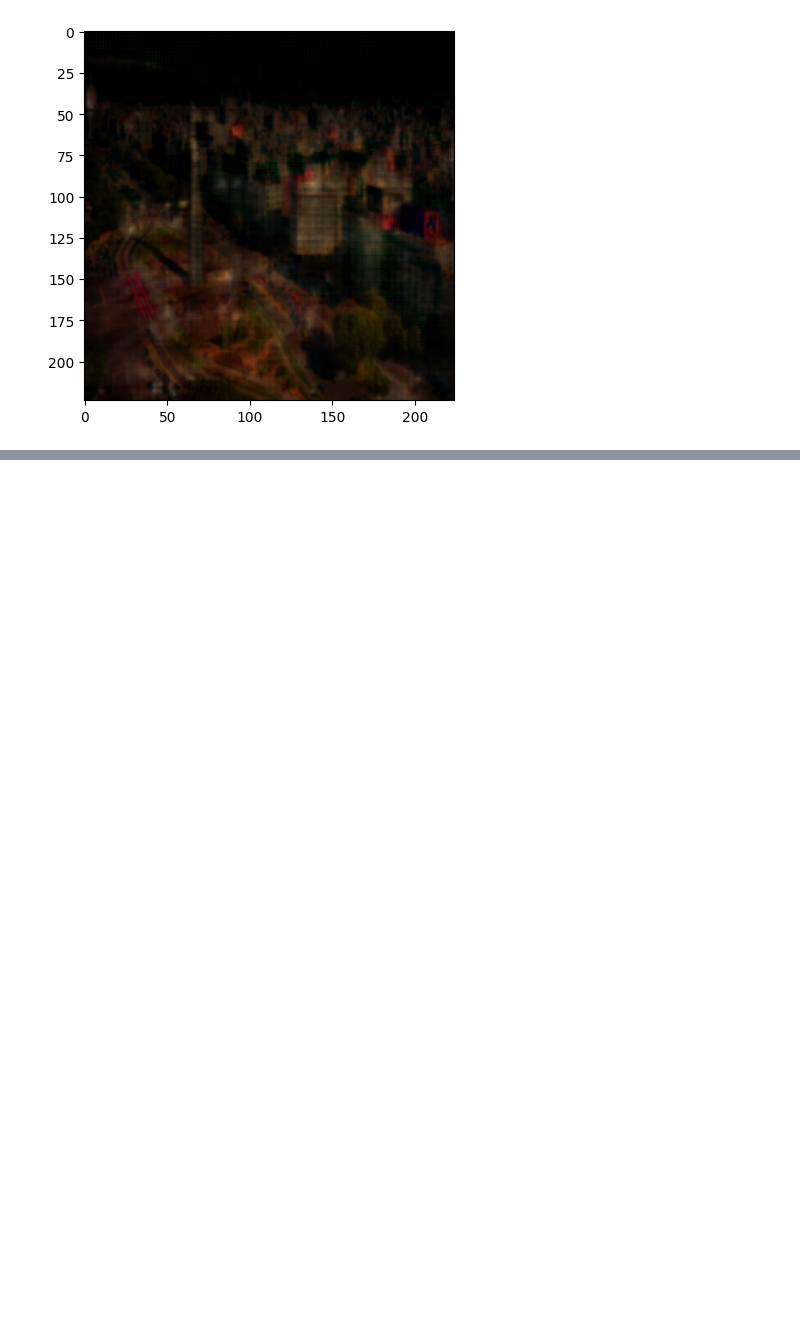
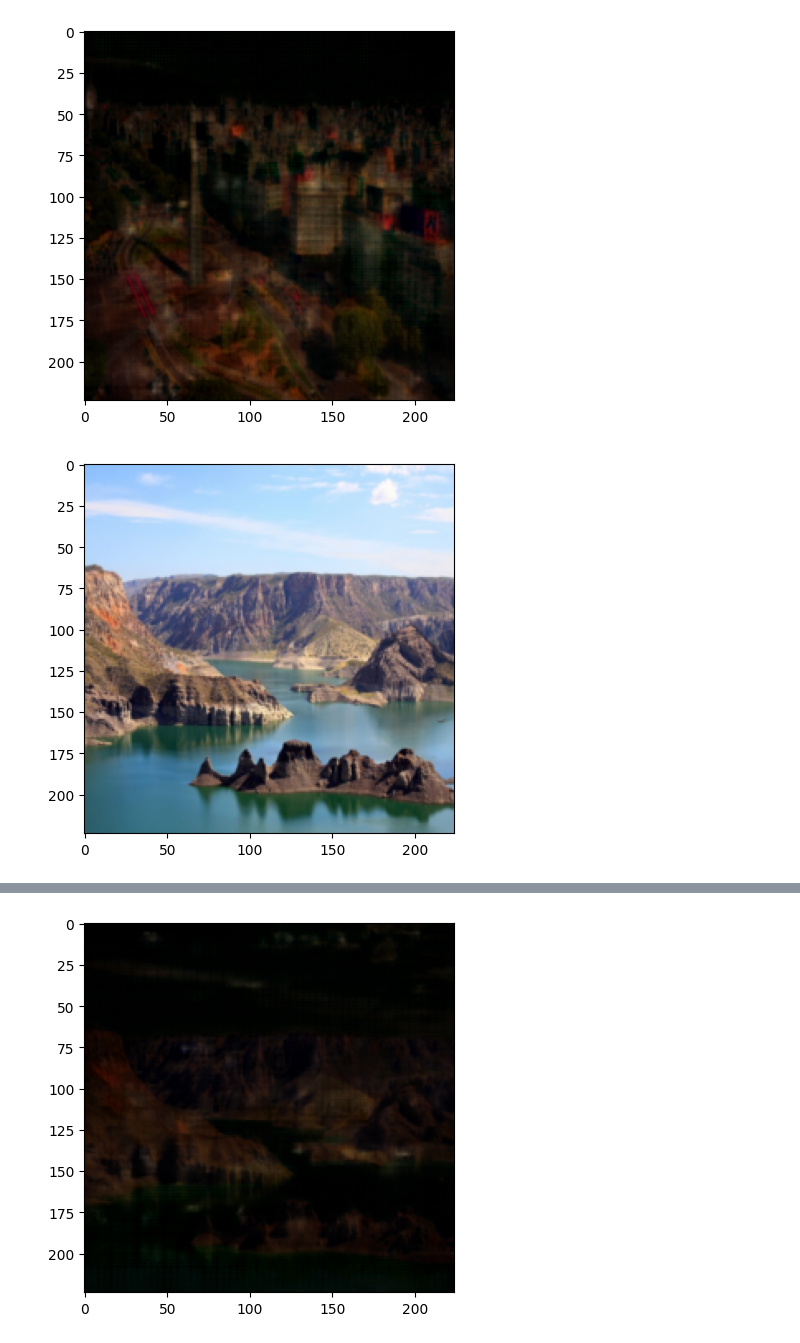
Before and after one commit to fernandezlautt/global_dnn, a Jupyter notebook: global.ipynb, the cells around one changed output, grey strips where cells are left out. Drawn from its saved outputs; the diff is of its cells as text; code cells hidden in the pictures; blank space fills up the shorter version.

Commit message:
sample of sanra too

```diff
--- a/global.ipynb
+++ b/global.ipynb
@@ -534,3 +534,18 @@ plot_tensor(img_hat[0].detach().cpu())
 [figure]
 WARNING:matplotlib.image:Clipping input data to the valid range for imshow with RGB data ([0..1] for floats or [0..255] for integers).
 [figure]
+# %%
+img = read_image('sanra.jpg')
+
+img = transformations(img)
+
+img = img.unsqueeze(0).to('cuda')
+
+img_hat = net(img)
+
+img = desnormalize(img)
+
+plot_tensor(img[0].detach().cpu())
+plot_tensor(img_hat[0].detach().cpu())
+# %% [output]
+[figure, added]
@@ -536,0 +553 @@ WARNING:matplotlib.image:Clipping input data to the valid range for imshow with
+[figure, added]
```
Also changed, not shown: parts of 1 cell of this notebook.
